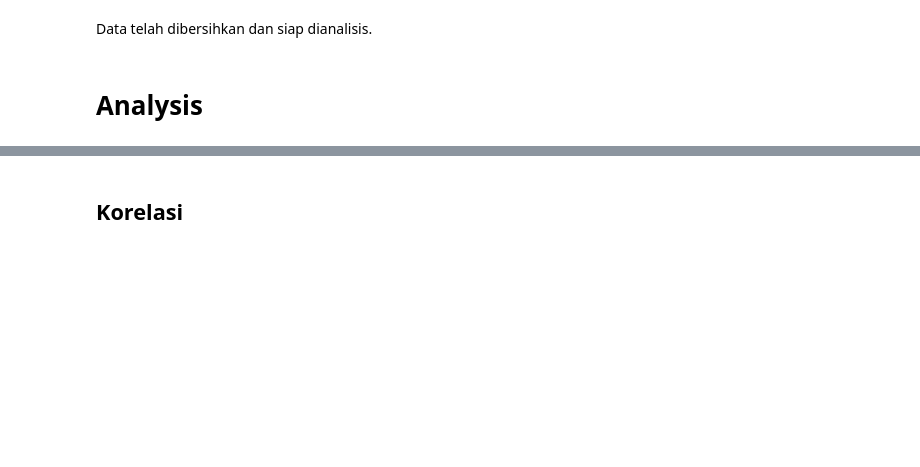
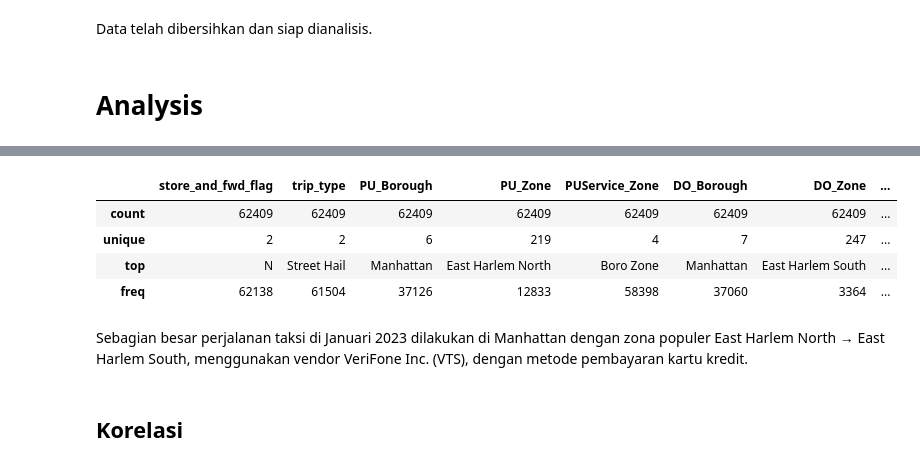
Before and after one commit to alfcvean/NYC-TLC-Trip-Analysis, a Jupyter notebook: NYC_TLC_Trip_Analysis.ipynb, the cells around one changed output, grey strips where cells are left out. Drawn from its saved outputs; the diff is of its cells as text; code cells hidden in the pictures; blank space fills up the shorter version.

```diff
--- a/NYC_TLC_Trip_Analysis.ipynb
+++ b/NYC_TLC_Trip_Analysis.ipynb
@@ -893,3 +915,13 @@ df.to_excel("NYC_TLC_cleaned.xlsx", index=False)
+# %%
+df.describe(include='object')
+# %% [output]
+|  | store_and_fwd_flag | trip_type | PU_Borough | PU_Zone | PUService_Zone | DO_Borough | DO_Zone | ... |
+| count | 62409 | 62409 | 62409 | 62409 | 62409 | 62409 | 62409 | ... |
+| unique | 2 | 2 | 6 | 219 | 4 | 7 | 247 | ... |
+| top | N | Street Hail | Manhattan | East Harlem North | Boro Zone | Manhattan | East Harlem South | ... |
+| freq | 62138 | 61504 | 37126 | 12833 | 58398 | 37060 | 3364 | ... |
+# %% [markdown]
+Sebagian besar perjalanan taksi di Januari 2023 dilakukan di Manhattan dengan zona populer East Harlem North → East Harlem South, menggunakan vendor VeriFone Inc. (VTS), dengan metode pembayaran kartu kredit.
 # %% [markdown]
 ## Korelasi
 # %% [markdown]
```
Also changed, not shown: parts of 42 cells of this notebook.
